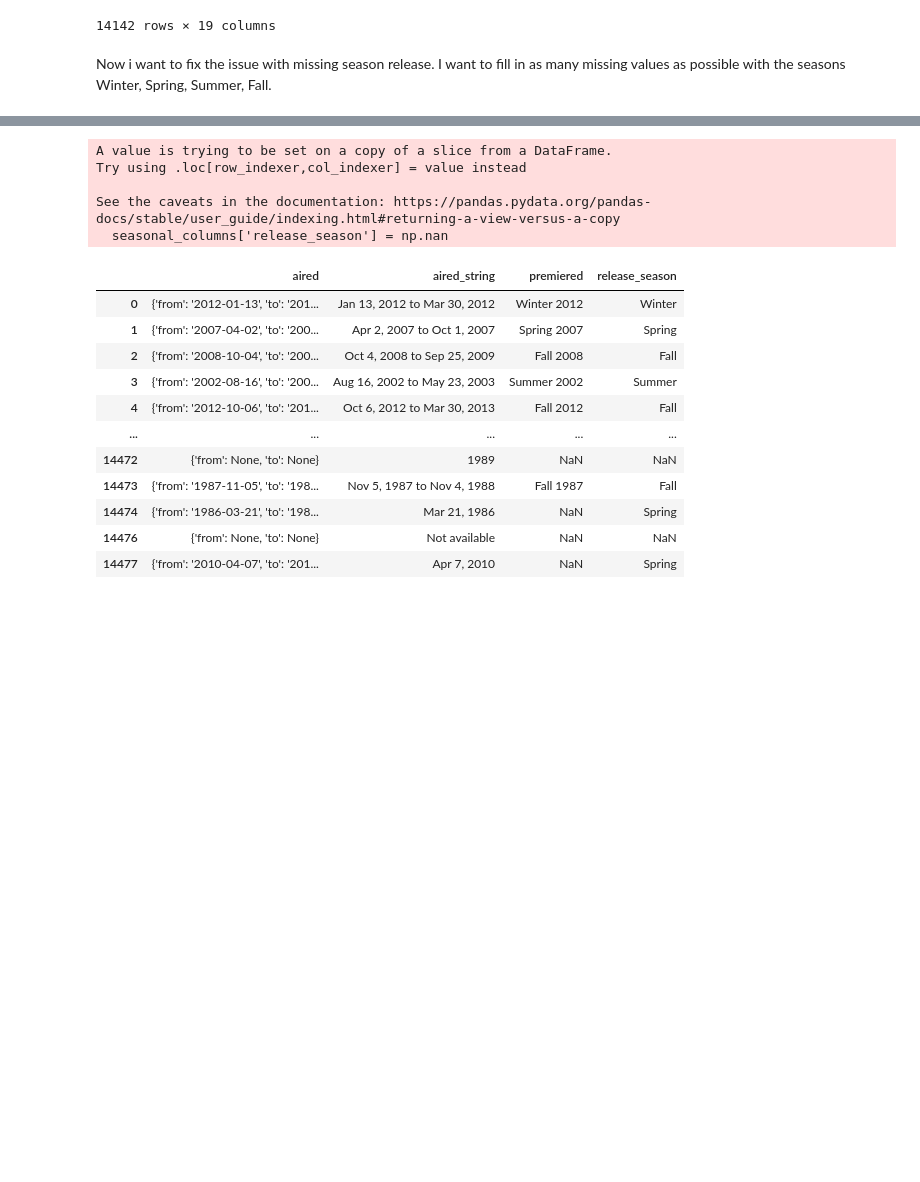
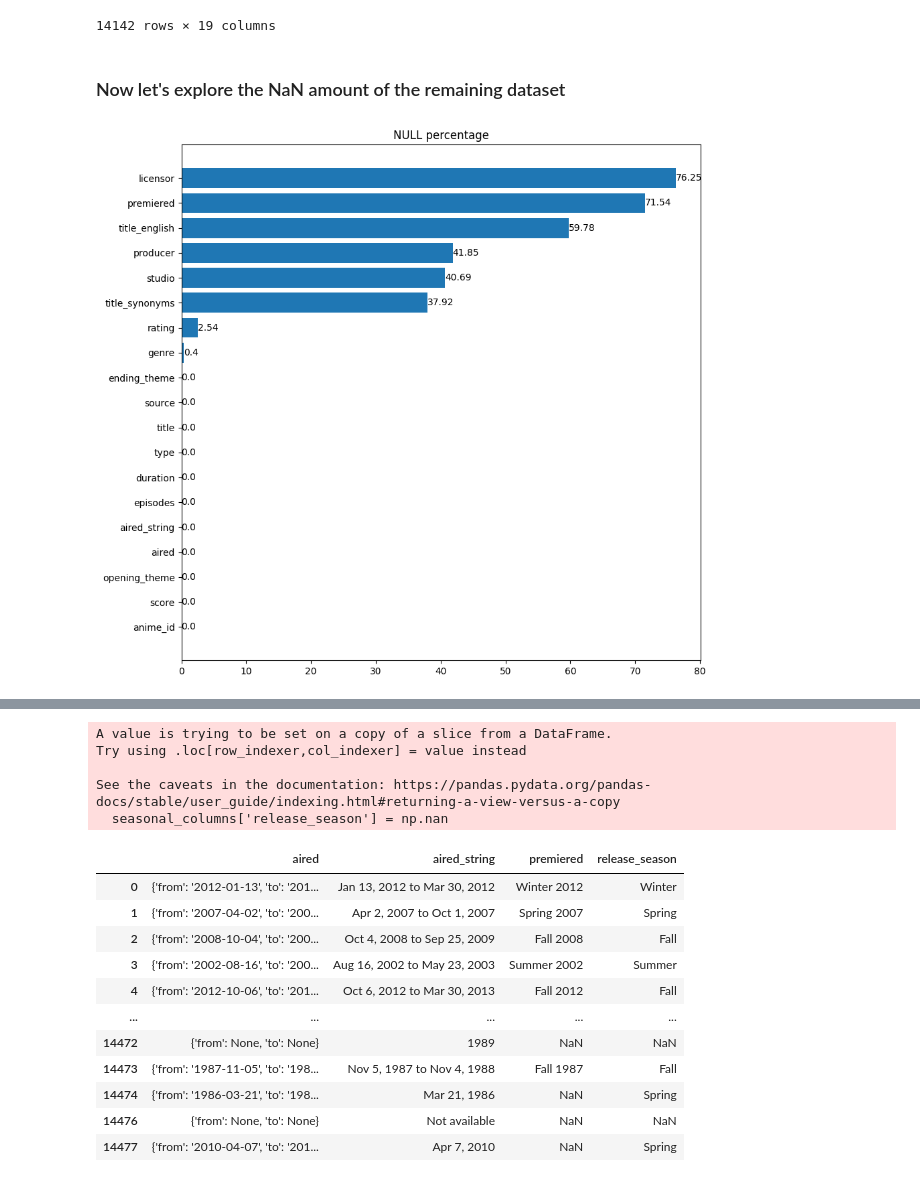
Before and after one commit to ymersod/MAL_Project, a Jupyter notebook: SimonSDataAnalyse.ipynb, the cells around one changed output, grey strips where cells are left out. Drawn from its saved outputs; the diff is of its cells as text; code cells hidden in the pictures; blank space fills up the shorter version.

```diff
--- a/SimonSDataAnalyse.ipynb
+++ b/SimonSDataAnalyse.ipynb
@@ -69,5 +91,16 @@ df_simple_removel
 | 14476 | 34193 | Nippon Mukashibanashi: Sannen Net... | NaN | NaN | OVA | Other | 1 | Not available | {'from': None, 'to': None} | ... |
 | 14477 | 37908 | Senjou no Valkyria Special | NaN | Senjou no Valkyria Fake Movie Promo | Special | Unknown | 1 | Apr 7, 2010 | {'from': '2010-04-07', 'to': '201... | ... |
 14142 rows × 19 columns
-# %% [markdown]
-Now i want to fix the issue with missing season release. I want to fill in as many missing values as possible with the seasons Winter, Spring, Summer, Fall.
+# %% [markdown]
+### Now let's explore the NaN amount of the remaining dataset
+# %%
+NANp100 = (df_simple_removel.isna().sum() / len(df_simple_removel) * 100).round(2).sort_values()
+NANp100DF = pd.DataFrame(NANp100,columns=['percentage'])
+
+plt.figure(figsize = (10,10))
+plt.title('NULL percentage')
+nullp=plt.barh(NANp100DF.index, NANp100DF.values.flat, align = 'center')
+plt.bar_label(nullp, NANp100DF.values.flat)
+plt.show() #There's a ton of NaNs in some of them, we will take care of them later.
+# %% [output]
+[figure, added]
```
Also changed, not shown: parts of 24 cells of this notebook, 1 other file.
